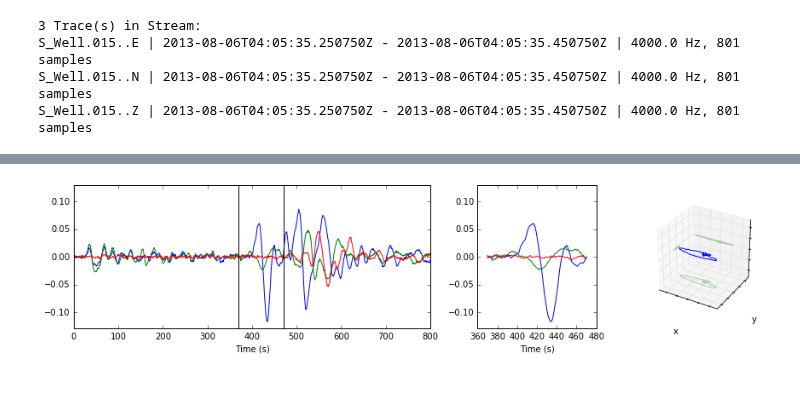
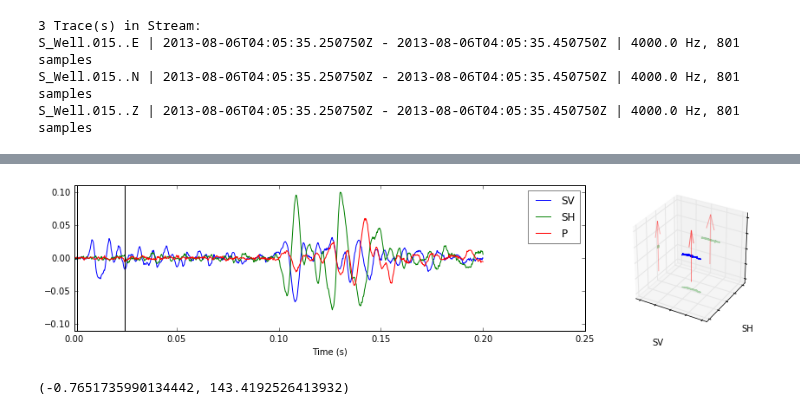
Before and after one commit to JackWalpole/splitwavepy, a Jupyter notebook: devel/Microseismic.ipynb, the cells around one changed output, grey strips where cells are left out. Drawn from its saved outputs; the diff is of its cells as text; code cells hidden in the pictures; blank space fills up the shorter version.

```diff
--- a/devel/Microseismic.ipynb
+++ b/devel/Microseismic.ipynb
@@ -62,7 +52,12 @@ eigvec = eigvec[:,idx]
-# %%
-# rotate data into eigenvector system.
-trot = t.copy()
-trot.x,trot.y,trot.z = np.dot(eigvec.T,trot.xyz())
-trot.plot(window=w)
-# %% [output]
-[figure, removed]
+# %%
+t.set_window(0.001,0.025)
+t.set_ray()
+t.rotate2ray()
+t.plot()
+
+# t.set_window(0.115,0.16)
+# t.set_ray()
+# t.rotate2ray()
+# t.plot()
+# %% [output]
+[figure, added]
@@ -68,0 +69,12 @@ trot.plot(window=w)
+# %%
+dlo = stlo - evlo
+dla = stla - evla
+# dz = evdp - stdp
+dz = stdp - evdp
+
+azi = math.degrees( math.atan2( dlo, dla))
+inc = math.degrees( math.atan2( (dlo**2+dla**2)**.5, dz))
+
+print(azi,inc)
+# %% [output]
+(-0.7651735990134442, 143.4192526413932)
```
Also changed, not shown: parts of 14 cells of this notebook, 1 other file.
